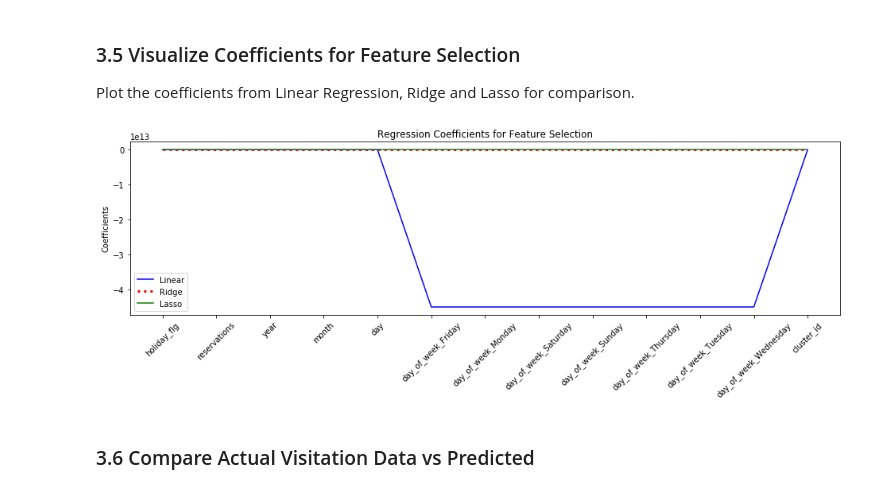
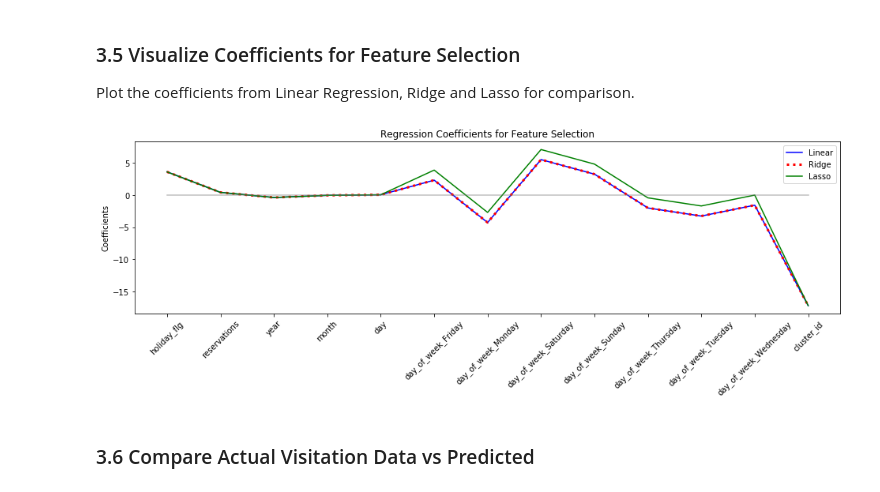
Before and after one commit to karlphillip/DataScience, a Jupyter notebook: Capstone Project1/3_regression.ipynb, the cells around one changed output. Saved outputs shown, nothing was run; the diff lists cells and outputs as text; code cells hidden in the pictures.

Commit message:
Updated Capstone Project 1 - Regression: code cleanup

```diff
--- a/Capstone Project1/3_regression.ipynb
+++ b/Capstone Project1/3_regression.ipynb
@@ -442,33 +442,33 @@ Plot the coefficients from Linear Regression, Ridge and Lasso for comparison.
 # %%
 import operator
 from functools import reduce
 
 x_width = range(len(feature_names))
 
-reg_coef = LinearRegression(normalize=True).fit(X_train, y_train).coef_
-reg_coef = reduce(operator.concat, reg_coef)                          # flat the array
+reg_coef = LinearRegression().fit(X_train, y_train).coef_
+reg_coef = reduce(operator.concat, reg_coef)                           # flat the array: converts [[ 1, 5 ]] into [ 1, 5 ]
+ridge_coef = reduce(operator.concat, ridge_cv.best_estimator_.coef_)   # flat the array
 lasso_coef = lasso_cv.best_estimator_.coef_
-ridge_coef = reduce(operator.concat, ridge_cv.best_estimator_.coef_)   # flat the array
 
 # plot linear regression, ridge and lasso coefficients
 plt.figure(figsize=(16,4))
 plt.plot(x_width, reg_coef, color='blue', label='Linear')
 plt.plot(x_width, ridge_coef, color='red', label='Ridge', linestyle='dotted', linewidth=3)
 plt.plot(x_width, lasso_coef, color='green', label='Lasso')
 
 plt.xticks(x_width, feature_names, rotation=45)
 plt.ylabel('Coefficients')
 plt.title('Regression Coefficients for Feature Selection')
 plt.legend()
 
-# plot horizontal line at Y origin
+# draw a gray line that crosses Y at zero (origin)
 horiz_line_data = np.array([0 for i in x_width])
 xs = [i for i in x_width]
 plt.plot(xs, horiz_line_data, color='gray', alpha=0.5)
 
 plt.show()
 # %% [output]
-[figure, old version]
+[figure, new version]
 # %% [markdown]
 ### 3.6 Compare Actual Visitation Data vs Predicted
 # %%
```
Also changed, not shown: parts of 4 cells of this notebook.
